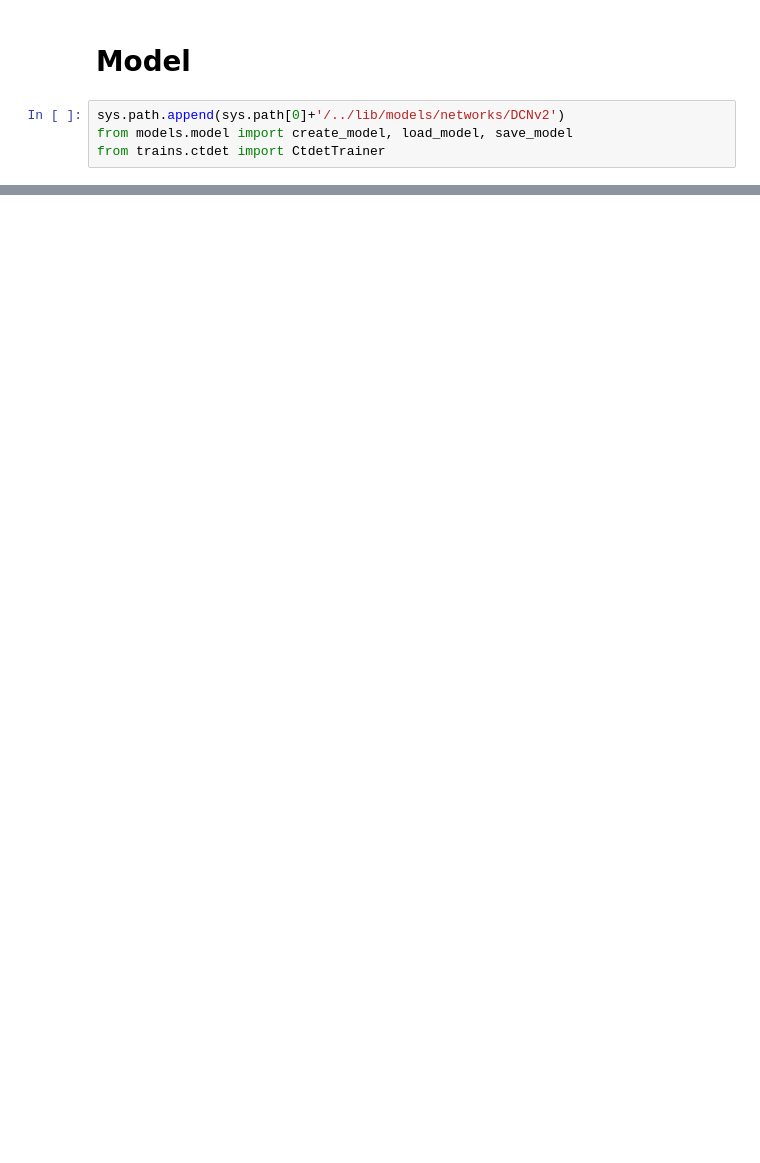
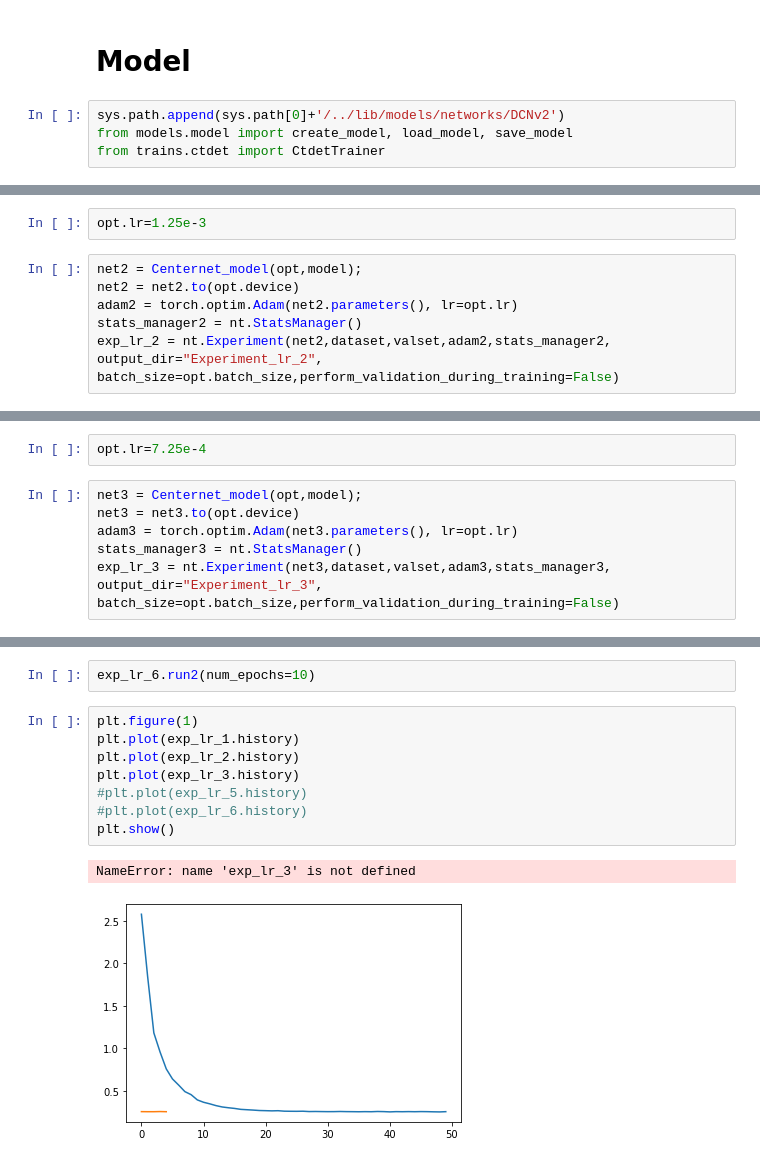
Before and after one commit to rohanpote/MoDL_CenterNet, a Jupyter notebook: src/local_notebooks/notebook_Pulak.ipynb, the cells around one changed output, grey strips where cells are left out. Saved outputs shown, nothing was run; the diff lists cells and outputs as text; blank space fills up the shorter version.

```diff
--- a/src/local_notebooks/notebook_Pulak.ipynb
+++ b/src/local_notebooks/notebook_Pulak.ipynb
@@ -153,0 +196,9 @@ best = 1e10
+# %%
+opt.lr=1.25e-3
+# %%
+net2 = Centernet_model(opt,model);
+net2 = net2.to(opt.device)
+adam2 = torch.optim.Adam(net2.parameters(), lr=opt.lr)
+stats_manager2 = nt.StatsManager()
+exp_lr_2 = nt.Experiment(net2,dataset,valset,adam2,stats_manager2,
+output_dir="Experiment_lr_2", batch_size=opt.batch_size,perform_validation_during_training=False)
@@ -153,0 +214,9 @@ best = 1e10
+# %%
+opt.lr=7.25e-4
+# %%
+net3 = Centernet_model(opt,model);
+net3 = net3.to(opt.device)
+adam3 = torch.optim.Adam(net3.parameters(), lr=opt.lr)
+stats_manager3 = nt.StatsManager()
+exp_lr_3 = nt.Experiment(net3,dataset,valset,adam3,stats_manager3,
+output_dir="Experiment_lr_3", batch_size=opt.batch_size,perform_validation_during_training=False)
@@ -153,0 +253,13 @@ best = 1e10
+# %%
+exp_lr_6.run2(num_epochs=10)
+# %%
+plt.figure(1)
+plt.plot(exp_lr_1.history)
+plt.plot(exp_lr_2.history)
+plt.plot(exp_lr_3.history)
+#plt.plot(exp_lr_5.history)
+#plt.plot(exp_lr_6.history)
+plt.show()
+# %% [output]
+NameError: name 'exp_lr_3' is not defined
+[figure, added]
```
Also changed, not shown: parts of 46 cells of this notebook.
